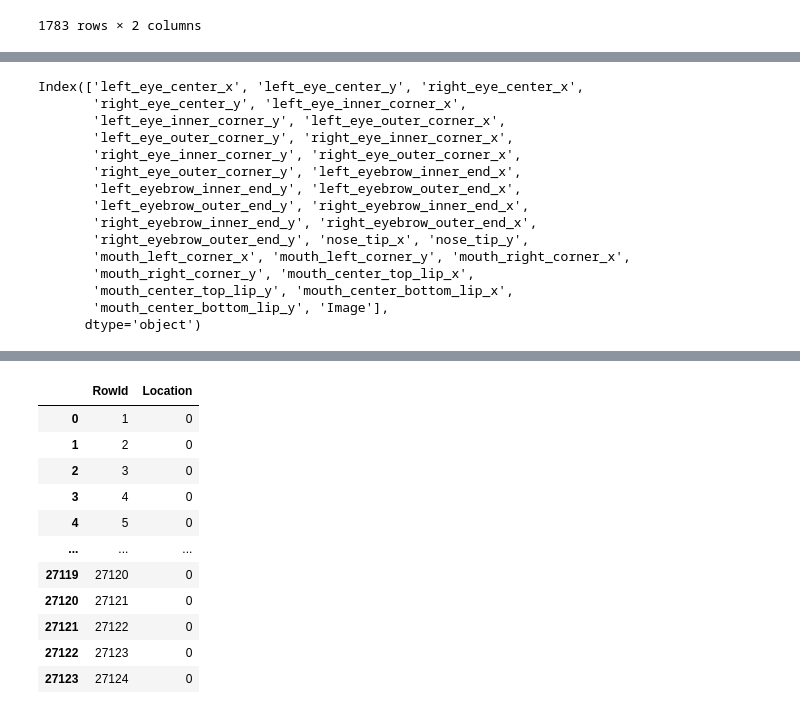
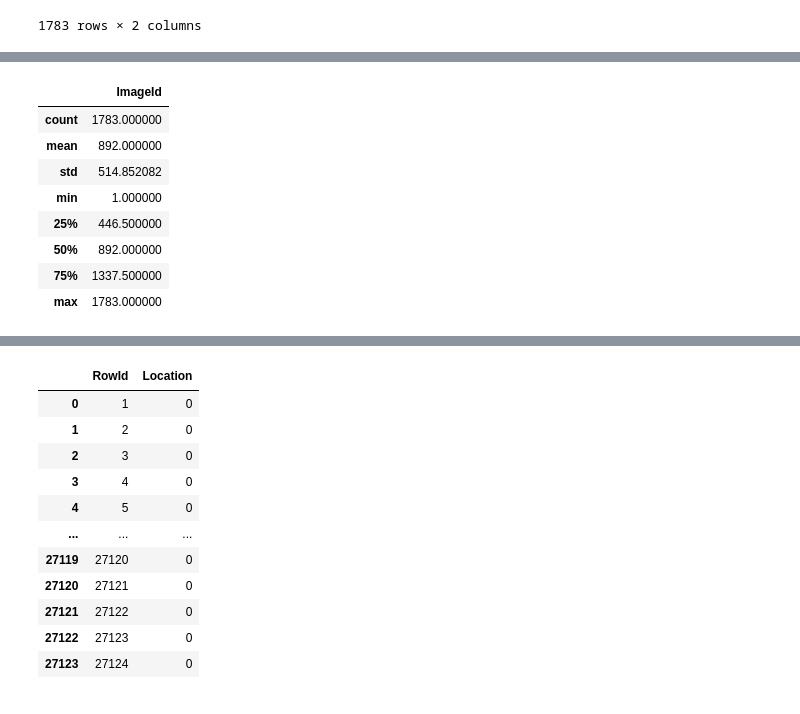
Before and after one commit to allihaider/facial-keypoint-detection, a Jupyter notebook: src/EDA.ipynb, the cells around one changed output, grey strips where cells are left out. Saved outputs shown, nothing was run; the diff lists cells and outputs as text; code cells hidden in the pictures.

```diff
--- a/src/EDA.ipynb
+++ b/src/EDA.ipynb
@@ -175,18 +146,12 @@ train_df
-# %%
-train_df.columns
-# %% [output]
-Index(['left_eye_center_x', 'left_eye_center_y', 'right_eye_center_x',
-       'right_eye_center_y', 'left_eye_inner_corner_x',
-       'left_eye_inner_corner_y', 'left_eye_outer_corner_x',
-       'left_eye_outer_corner_y', 'right_eye_inner_corner_x',
-       'right_eye_inner_corner_y', 'right_eye_outer_corner_x',
-       'right_eye_outer_corner_y', 'left_eyebrow_inner_end_x',
-       'left_eyebrow_inner_end_y', 'left_eyebrow_outer_end_x',
-       'left_eyebrow_outer_end_y', 'right_eyebrow_inner_end_x',
-       'right_eyebrow_inner_end_y', 'right_eyebrow_outer_end_x',
-       'right_eyebrow_outer_end_y', 'nose_tip_x', 'nose_tip_y',
-       'mouth_left_corner_x', 'mouth_left_corner_y', 'mouth_right_corner_x',
-       'mouth_right_corner_y', 'mouth_center_top_lip_x',
-       'mouth_center_top_lip_y', 'mouth_center_bottom_lip_x',
-       'mouth_center_bottom_lip_y', 'Image'],
-      dtype='object')
+# %%
+test_df.describe()
+# %% [output]
+|  | ImageId |
+| count | 1783.000000 |
+| mean | 892.000000 |
+| std | 514.852082 |
+| min | 1.000000 |
+| 25% | 446.500000 |
+| 50% | 892.000000 |
+| 75% | 1337.500000 |
+| max | 1783.000000 |
```
Also changed, not shown: parts of 12 cells of this notebook.
